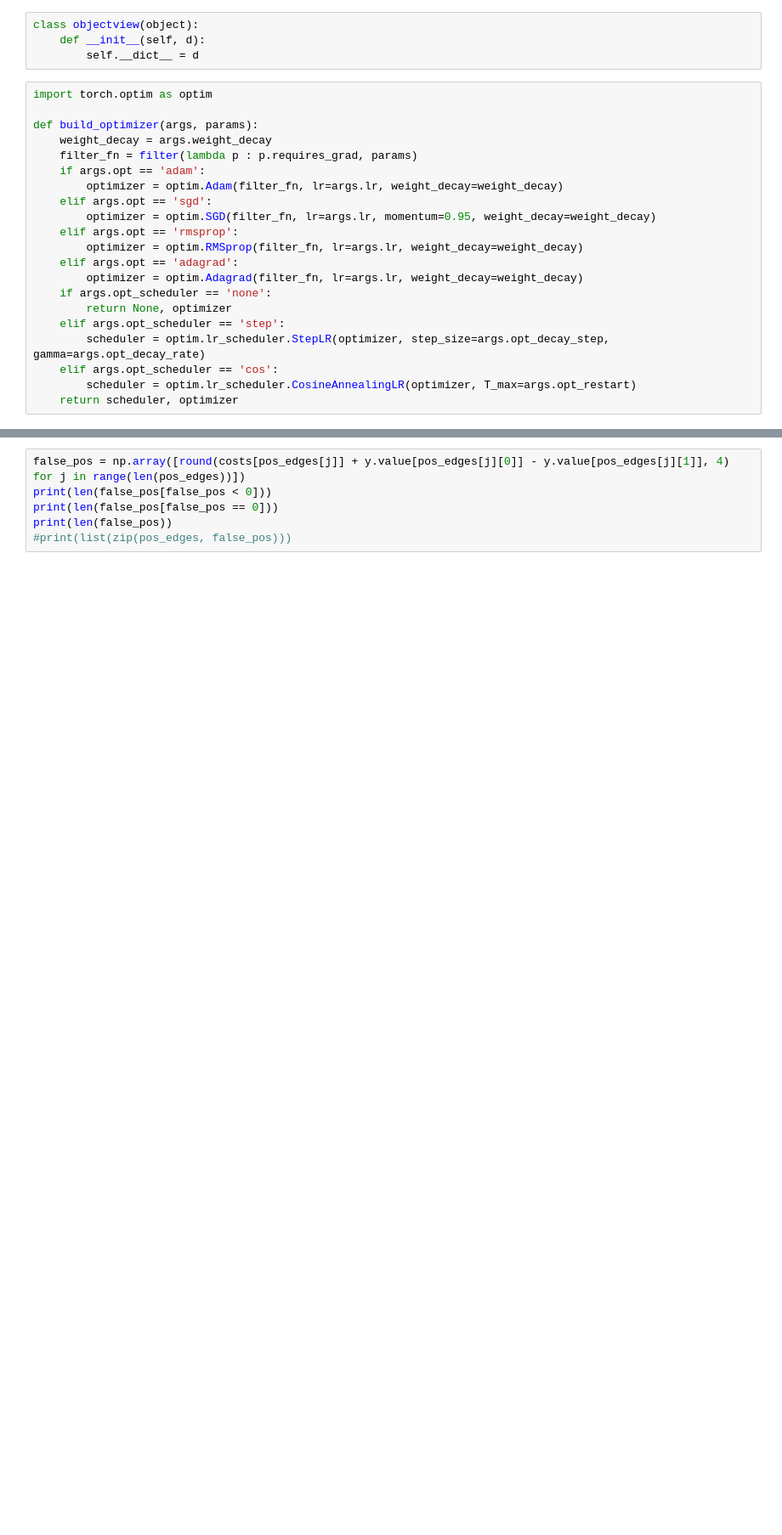
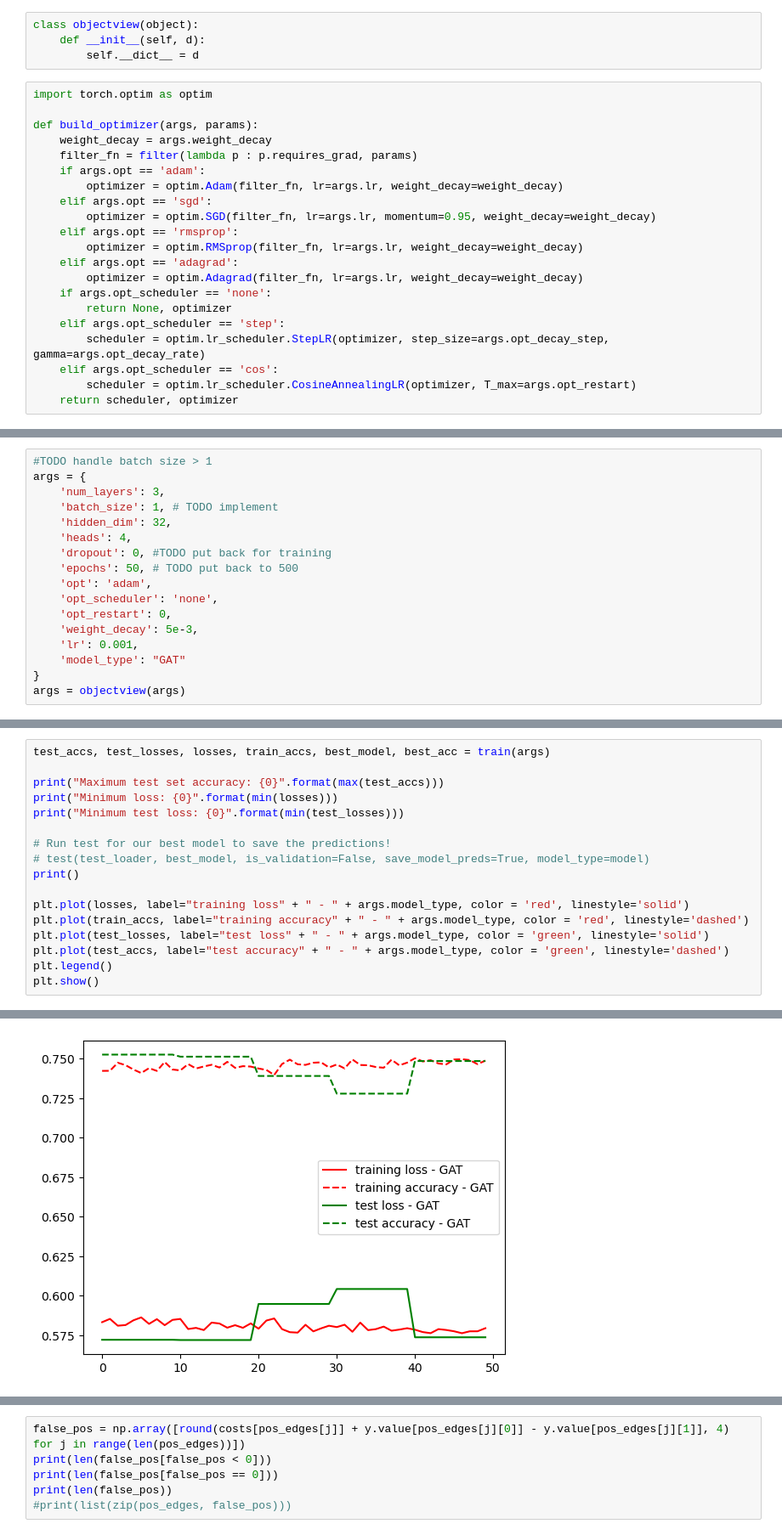
Before and after one commit to anders-wikum/graphCBN, a Jupyter notebook: graphCBN_GNN.ipynb, the cells around one changed output, grey strips where cells are left out. Shown at 85% size. Cells and saved outputs as stored; diff of their text form; blank space fills up the shorter version.

Commit message:
Implement edge-level prediction

```diff
--- a/graphCBN_GNN.ipynb
+++ b/graphCBN_GNN.ipynb
@@ -177 +295,18 @@ dataset.process()
+# %%
+#TODO handle batch size > 1
+args = {
+    'num_layers': 3,
+    'batch_size': 1, # TODO implement
+    'hidden_dim': 32,
+    'heads': 4,
+    'dropout': 0, #TODO put back for training
+    'epochs': 50, # TODO put back to 500
+    'opt': 'adam',
+    'opt_scheduler': 'none',
+    'opt_restart': 0,
+    'weight_decay': 5e-3,
+    'lr': 0.001,
+    'model_type': "GAT"
+}
+args = objectview(args)
 # %%
@@ -238,0 +442,18 @@ y.value
+# %%
+test_accs, test_losses, losses, train_accs, best_model, best_acc = train(args)
+
+print("Maximum test set accuracy: {0}".format(max(test_accs)))
+print("Minimum loss: {0}".format(min(losses)))
+print("Minimum test loss: {0}".format(min(test_losses)))
+
+# Run test for our best model to save the predictions!
+# test(test_loader, best_model, is_validation=False, save_model_preds=True, model_type=model)
+print()
+
+plt.plot(losses, label="training loss" + " - " + args.model_type, color = 'red', linestyle='solid')
+plt.plot(train_accs, label="training accuracy" + " - " + args.model_type, color = 'red', linestyle='dashed')
+plt.plot(test_losses, label="test loss" + " - " + args.model_type, color = 'green', linestyle='solid')
+plt.plot(test_accs, label="test accuracy" + " - " + args.model_type, color = 'green', linestyle='dashed')
+plt.legend()
+plt.show()
+# %% [output]
@@ -238,0 +463 @@ y.value
+[figure, added]
```
Also changed, not shown: parts of 16 cells of this notebook, 5 other files.
